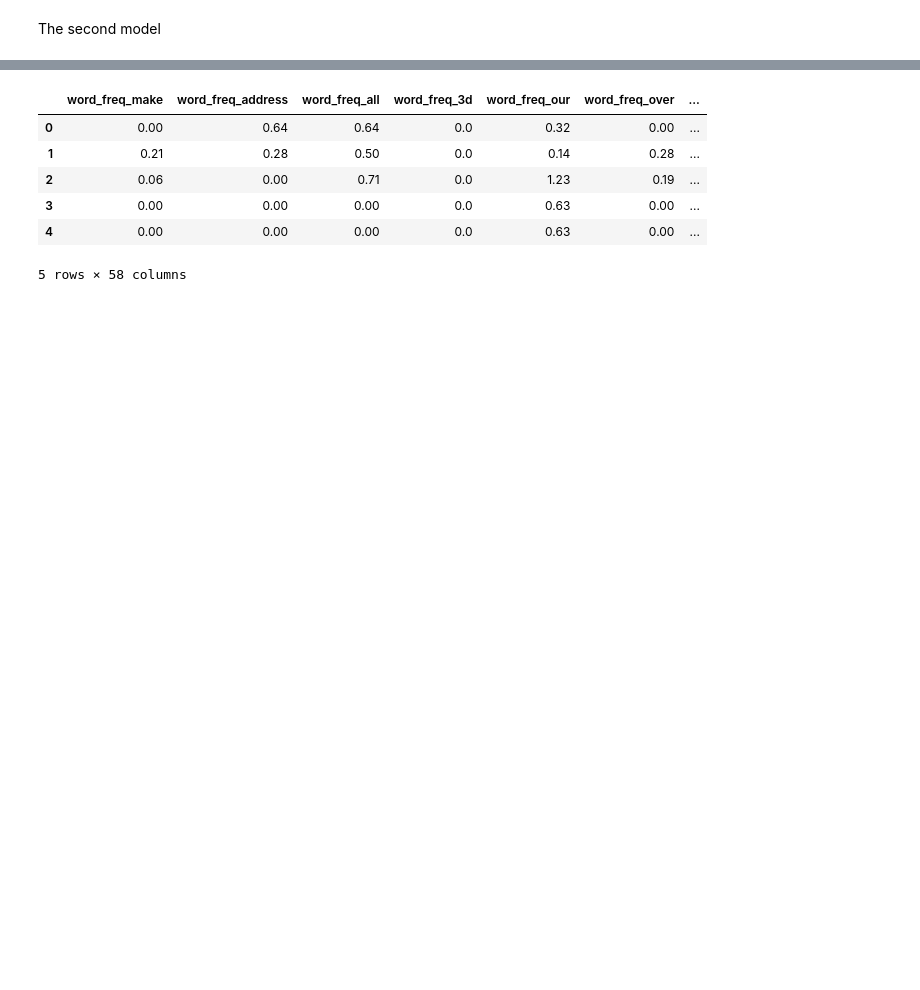
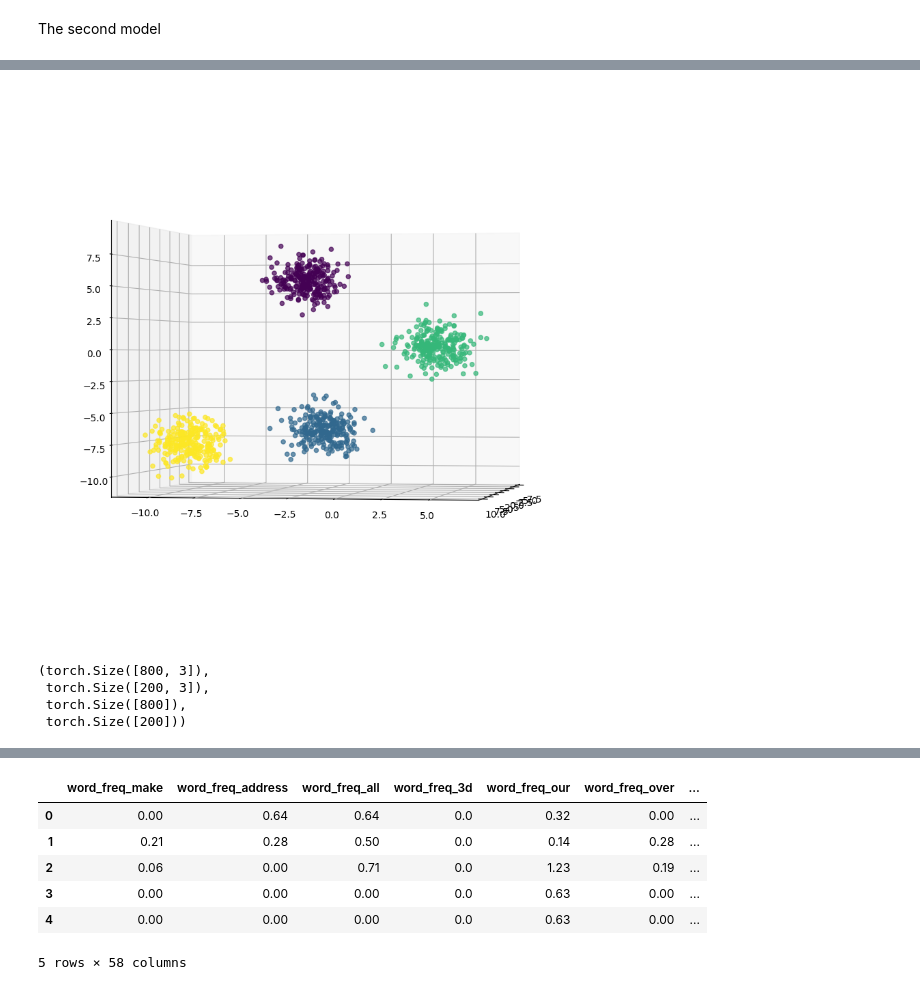
Before and after one commit to NikkiShah93/Python, a Jupyter notebook: MLProjects/PyTorchProjects/DeepLearning/neural_network_classification_pytorch_colab.ipynb, the cells around one changed output, grey strips where cells are left out. Saved outputs shown, nothing was run; the diff lists cells and outputs as text; code cells hidden in the pictures; blank space fills up the shorter version.

```diff
--- a/MLProjects/PyTorchProjects/DeepLearning/neural_network_classification_pytorch_colab.ipynb
+++ b/MLProjects/PyTorchProjects/DeepLearning/neural_network_classification_pytorch_colab.ipynb
@@ -213,0 +233,9 @@ Epoch:450, train loss:0.43, test loss:0.44
+# %%
+## using the make_blobs for this round
+from sklearn.datasets import make_blobs
+n_samples = 1000
+X, y = make_blobs(n_samples=n_samples,
+                  n_features=3,
+                  centers= 4,
+                  cluster_std=1)
+X.shape, y.shape, X[:5], y[:5]
@@ -213,0 +251,25 @@ Epoch:450, train loss:0.43, test loss:0.44
+# %%
+## visualizing the data
+fig = plt.figure(figsize= (8, 8))
+ax = fig.add_axes([1,1,1,1],projection='3d')
+ax.scatter3D(X[:,0], X[:,1], X[:,2], c=y,
+            alpha=.7)
+ax.view_init(0,10);
+# %% [output]
+[figure, added]
+# %%
+## creating our train and test samples
+split_ind = int(.8*X.shape[0])
+X_train, X_test = np.split(X, [split_ind])
+y_train, y_test = np.split(y, [split_ind])
+
+## and then converting them into tensors
+## and moving them to device
+X_train, X_test = torch.from_numpy(X_train).type(torch.float).to(device), torch.from_numpy(X_test).type(torch.float).to(device)
+y_train, y_test = torch.from_numpy(y_train).type(torch.float).to(device), torch.from_numpy(y_test).type(torch.float).to(device)
+X_train.shape, X_test.shape, y_train.shape, y_test.shape
+# %% [output]
+(torch.Size([800, 3]),
+ torch.Size([200, 3]),
+ torch.Size([800]),
+ torch.Size([200]))
```
Also changed, not shown: parts of 11 cells of this notebook.
